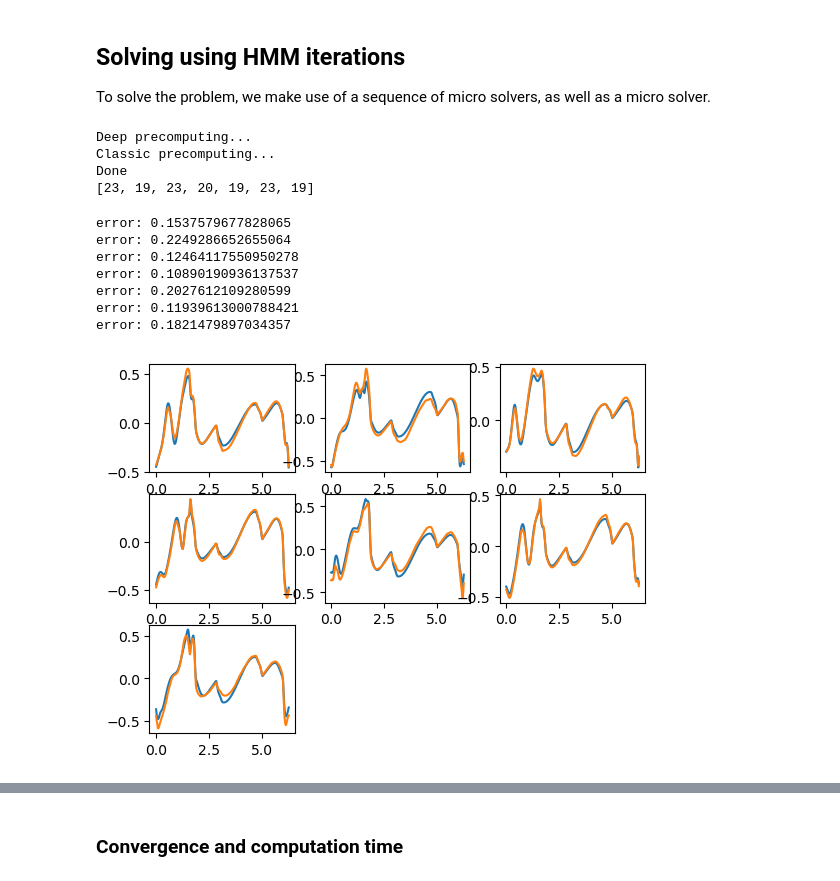
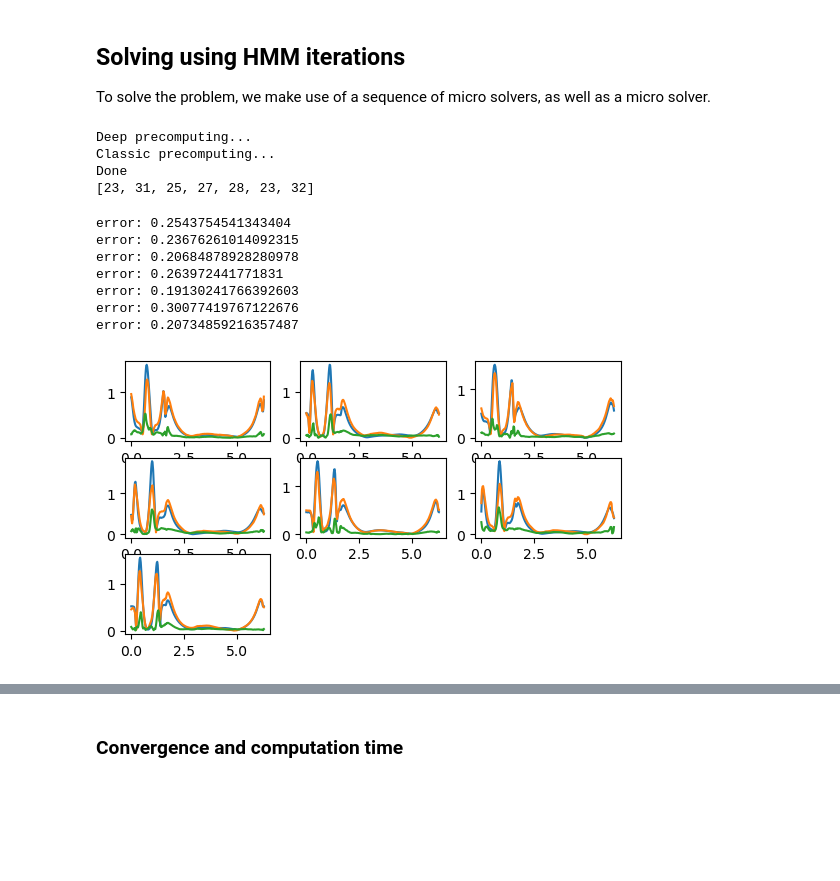
Before and after one commit to emastr/deep-micro-slip-model, a Jupyter notebook: notebooks/part30_paper_runs/epsilon_scaling/part30_HMM_ml_channel_flow.ipynb, the cells around one changed output, grey strips where cells are left out. Cells and saved outputs as stored; diff of their text form; code cells hidden in the pictures; blank space fills up the shorter version.

```diff
--- a/notebooks/part30_paper_runs/epsilon_scaling/part30_HMM_ml_channel_flow.ipynb
+++ b/notebooks/part30_paper_runs/epsilon_scaling/part30_HMM_ml_channel_flow.ipynb
@@ -78,13 +79,14 @@ print(eps)
 device = "cpu" # "cuda:0"
 num_pts=256
 #net, net_settings = get_net(f"{net_dir}fnoskip_big_data_{40000}.Torch", 256, "cpu", "float")
+svd_net = False
 
-if True:
-    net = egeofno_ver2(device=device)
-    net_data = torch.load(f"{net_dir}fno_ver2_seed1_40000.Torch", map_location=torch.device(device))
+if not svd_net:
+    net = egeofno_ver1(device=device)
+    net_data = torch.load(f"{net_dir}fno_ver1_seed0_40000.Torch", map_location=torch.device(device))
 else:
     net = svdfno_ver3(device=device)
-    net_data = torch.load(f"{net_dir}svdfno_ver3_seed1_40000.Torch", map_location=torch.device(device))
+    net_data = torch.load(f"{net_dir}svdfno_ver3_seed0_20000.Torch", map_location=torch.device(device))
 
 net.load_state_dict(net_data["state dict"])
 net_settings =  {"num_pts": num_pts, "input_features": net_data["settings"]["input_features"], "device": device, "dtype": torch.float}
@@ -114,11 +116,11 @@ macro_0 = StokesMacProb(data, lambda x,a: fft_interp(x, a, dom=dom[0])) # For co
 # Micro problems
 ###################
 
-nMic = 7 #freq_g*2+1#2*(round(Lx/(30*eps)) // 2) + 1 # 15 # 15 #nMic*2 +1
+nMic =7 #freq_g*2+1#2*(round(Lx/(30*eps)) // 2) + 1 # 15 # 15 #nMic*2 +1
 yDim_reduce=21
 xDim_reduce=21
-width= 5*eps #5*eps #3
-height=width*0.8 #3
+width=9*eps #5*eps #3
+height=width*1. #3
 n_refine=0
 #xPos = np.linspace(dom[0][0]+4*eps, dom[0][1]-4*eps, nMic)-2*eps
 xPos = np.linspace(dom[0][0], dom[0][1], nMic+1)[1:] - width/2 - Lx / nMic/2
@@ -207,28 +209,31 @@ print([c.count for c in counters])
 Deep precomputing...
 Classic precomputing...
 Done
-[23, 19, 23, 20, 19, 23, 19]
+[23, 31, 25, 27, 28, 23, 32]
 # %%
 from scipy.interpolate import interp1d
 for i, (s, self) in enumerate(zip(micro_solvers, deep_micro_solvers)):
     #print(list(ds.__dict__.keys()))
     self.r_true, self.avg_true = self.geom.precompute_line_avg(derivative=0)
     t1, _ = self.geom.grid.get_grid_and_weights()
     r_true_t = interp1d(t1, self.r_true, kind="cubic")(self.t)
-    plt.subplot(3,3,i+1)
-    plt.plot(self.t, r_true_t)
-    plt.plot(self.t, self.r)
+    plt.subplot(4,3,i+1)
+    #plt.plot(self.t, r_true_t)
+    #plt.plot(self.t, self.r)
+    plt.plot(self.t, np.abs(r_true_t))
+    plt.plot(self.t, np.abs(self.r))
+    plt.plot(self.t, np.abs(self.r - r_true_t))
     print(f"error: {np.linalg.norm(self.r - r_true_t)/np.linalg.norm(r_true_t)}")
 #plt.plot(ds.dr[::2].imag)
 #lt.plot(ds.dr_true.imag)
 #deep_micro_solvers[0].plot()
 # %% [output]
-error: 0.1537579677828065
-error: 0.2249286652655064
-error: 0.12464117550950278
-error: 0.10890190936137537
-error: 0.2027612109280599
-error: 0.11939613000788421
-error: 0.1821479897034357
+error: 0.2543754541343404
+error: 0.23676261014092315
+error: 0.20684878928280978
+error: 0.263972441771831
+error: 0.19130241766392603
+error: 0.30077419767122676
+error: 0.20734859216357487
-[figure, old version]
+[figure, new version]
 # %%
```
Also changed, not shown: parts of 8 cells of this notebook, 10 other files.
